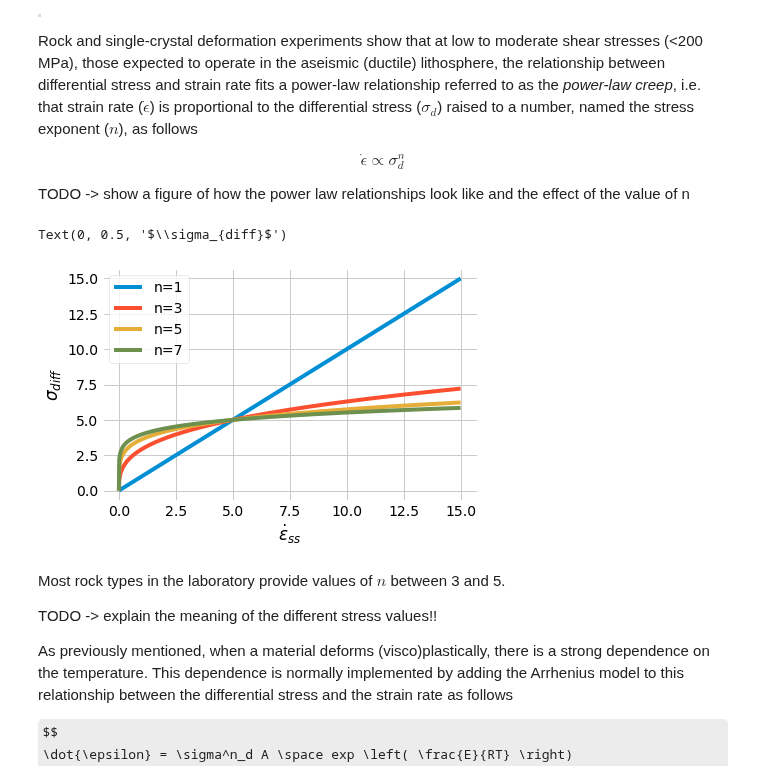
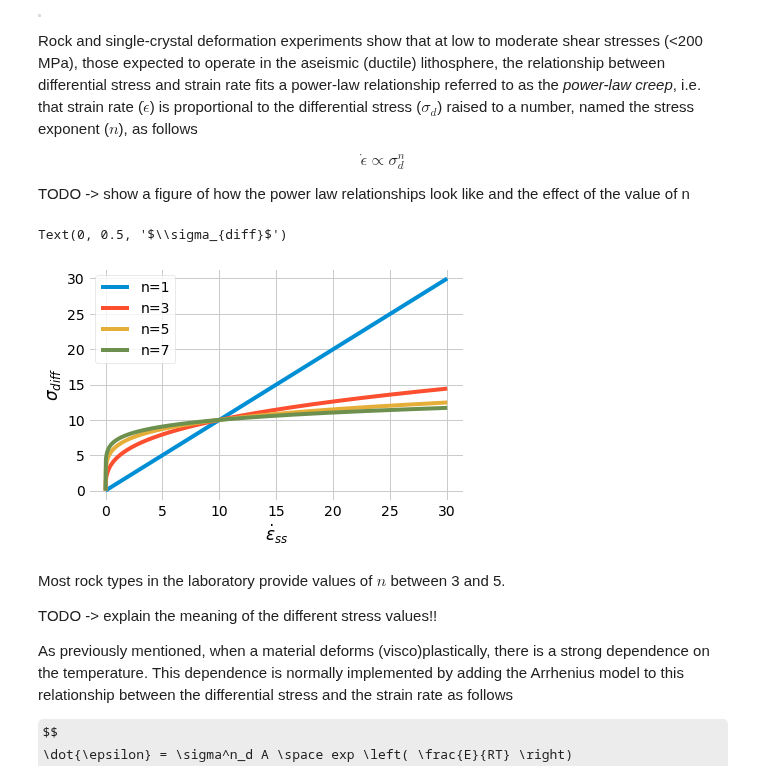
Before and after one commit to marcoalopez/strength_envelopes, a Jupyter notebook: notebooks/creep_flow_laws.ipynb, the cells around one changed output. Saved outputs shown, nothing was run; the diff lists cells and outputs as text; code cells hidden in the pictures; some formulas as TeX source.

```diff
--- a/notebooks/creep_flow_laws.ipynb
+++ b/notebooks/creep_flow_laws.ipynb
@@ -37,27 +37,35 @@ $$
 
 TODO -> show a figure of how the power law relationships look like and the effect of the value of n
 # %%
-stress = np.linspace(0, 15, 1000)
+srates = np.linspace(0, 30, 1000)
 
-# estimate corresponding strain rates using: ss = C * stress**n
-x1 = 10 / 5**1 * stress**1
-x3 = 10 / 5**3 * stress**3
-x5 = 10 / 5**5 * stress**5
-x7 = 10 / 5**7 * stress**7
+def norm(n):
+    """this is just a funtion to estimate the C value
+    so that all the stress vs strain rate curves have
+    the same differential stress for a strain rate of
+    10"""
+    return (10**(1 - 1/n))**-n
 
+# estimate corresponding differential stresses using: sigma = (srates / C)**(1 / n)
+y1 = srates
+y3 = (srates / norm(3))**(1 / 3)
+y5 = (srates / norm(5))**(1 / 5)
+y7 = (srates / norm(7))**(1 / 7)
+
+# make figure
 fig, ax = plt.subplots()
 
-ax.plot(stress, y1, label='n=1')
-ax.plot(stress, y3, label='n=3')
-ax.plot(stress, y5, label='n=5')
-ax.plot(stress, y7, label='n=7')
+ax.plot(srates, y1, label='n=1')
+ax.plot(srates, y3, label='n=3')
+ax.plot(srates, y5, label='n=5')
+ax.plot(srates, y7, label='n=7')
 
 ax.legend()
 ax.set_xlabel('$\dot{\epsilon}_{ss}$')
 ax.set_ylabel('$\sigma_{diff}$')
 # %% [output]
 Text(0, 0.5, '$\\sigma_{diff}$')
-[figure, old version]
+[figure, new version]
 # %% [markdown]
 
 Most rock types in the laboratory provide values of $n$ between 3 and 5.
```
